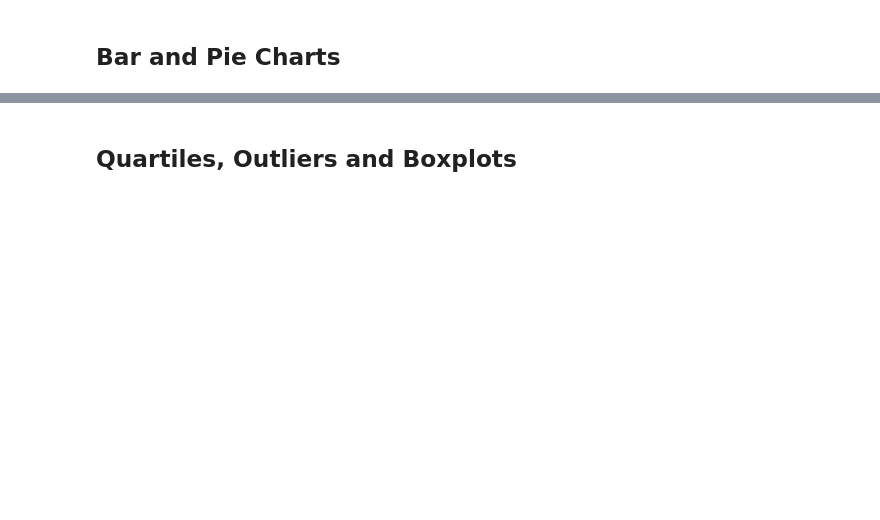
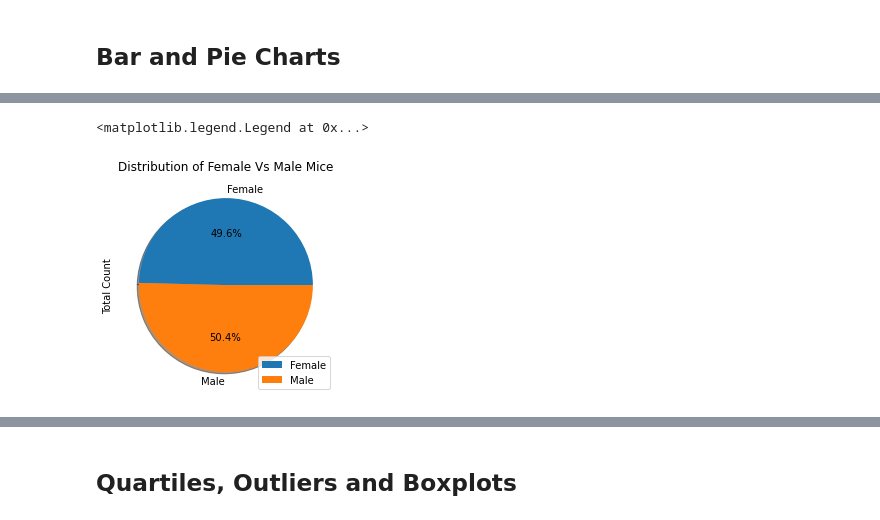
Before and after one commit to chris-inalsingh/Matplotlib-challenge, a Jupyter notebook: Pymaceuticals/pymaceuticals.ipynb, the cells around one changed output, grey strips where cells are left out. Saved outputs shown, nothing was run; the diff lists cells and outputs as text; code cells hidden in the pictures; blank space fills up the shorter version.

```diff
--- a/Pymaceuticals/pymaceuticals.ipynb
+++ b/Pymaceuticals/pymaceuticals.ipynb
@@ -160 +173,12 @@ KeyError: 'Drug Regimen'
+# %%
+# Generate a pie plot showing the distribution of female versus male mice using pandas
+gender_totals = pd.DataFrame(unique.groupby(["Sex"]).count())
+gender_totals =gender_totals[["Mouse ID"]]
+gender_totals =gender_totals.rename(columns = {"Mouse ID" : "Total Count"})
+gender_totals.plot.pie(y= "Total Count", shadow= True, autopct="%1.1f%%")
+plt.title("Distribution of Female Vs Male Mice")
+plt.legend(loc="lower right")
+# %% [output]
+<matplotlib.legend.Legend at 0x...>
+[figure, added]
 # %%
```
Also changed, not shown: parts of 22 cells of this notebook.
